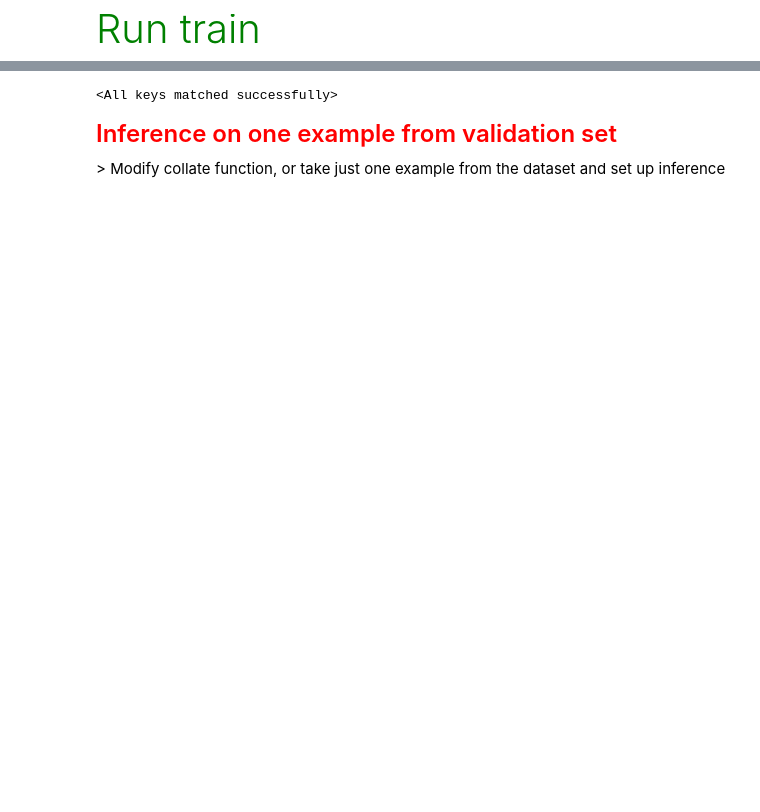
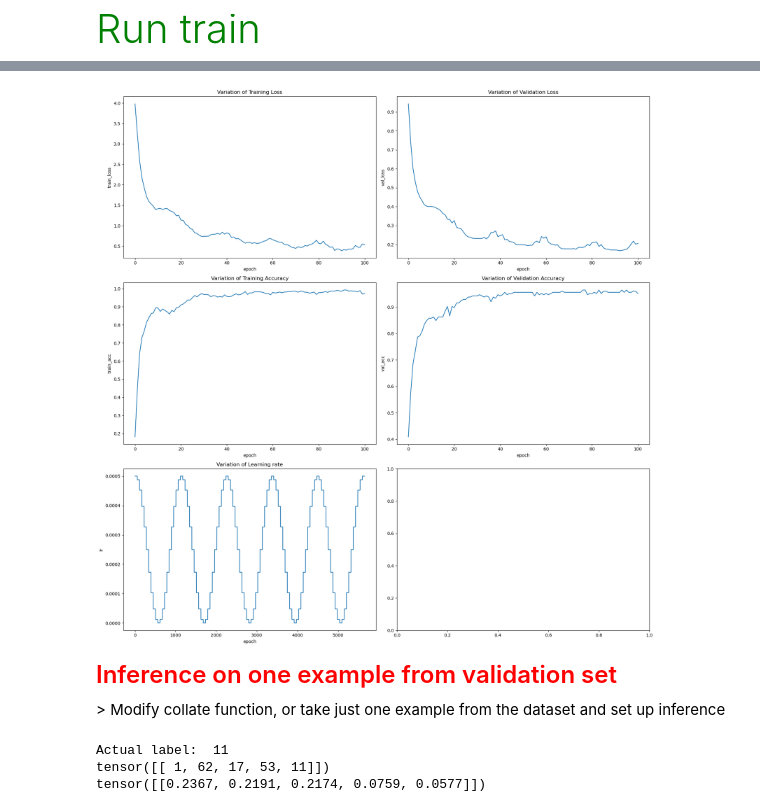
Before and after one commit to prabhanjan-jadhav/isolated-sign-language-recognition, a Jupyter notebook: islr-include-asl-finetune.ipynb, the cells around one changed output, grey strips where cells are left out. Drawn from its saved outputs; the diff is of its cells as text; code cells hidden in the pictures; blank space fills up the shorter version.

Commit message:
Kaggle Notebook | ISLR|INCLUDE|ASL|Finetune | Version 4

```diff
--- a/islr-include-asl-finetune.ipynb
+++ b/islr-include-asl-finetune.ipynb
@@ -1058,7 +1248,40 @@ Epoch:11 => Val Loss: 5.2788, Val Acc: 0.0123
+# %%
+def plot_curves(hist):
+    fig, axs = plt.subplots(3, 2, figsize=(18,18))
+
+    # Generate x-axis values (epochs and steps)
+    epochs = range(1, len(hist['lr']) + 1)
+
+
+    axs[0,0].plot(hist['train_loss'])
+    axs[0,0].set_xlabel('epoch')
+    axs[0,0].set_ylabel('train_loss')
+    axs[0,0].set_title('Variation of Training Loss')
+    axs[0,1].plot(hist['val_loss'])
+    axs[0,1].set_xlabel('epoch')
+    axs[0,1].set_ylabel('val_loss')
+    axs[0,1].set_title('Variation of Validation Loss')
+    axs[1,0].plot(hist['train_acc'])
+    axs[1,0].set_xlabel('epoch')
+    axs[1,0].set_ylabel('train_acc')
+    axs[1,0].set_title('Variation of Training Accuracy')
+    axs[1,1].plot(hist['val_acc'])
+    axs[1,1].set_xlabel('epoch')
+    axs[1,1].set_ylabel('val_acc')
+    axs[1,1].set_title('Variation of Validation Accuracy')
+    axs[2,0].plot(hist['lr'])
+    axs[2,0].set_xlabel('epoch')
+    axs[2,0].set_ylabel('lr')
+    axs[2,0].set_title('Variation of Learning rate')
+
+    plt.tight_layout()
+    plt.show()
+# %%
+plot_curves(hist)
+# %% [output]
+[figure, added]
 # %%
-net_plus.load_state_dict(torch.load('/kaggle/working/00000014.model.pth', map_location= torch.device('cuda'))['state_dict'])
+# net_plus.load_state_dict(torch.load('/kaggle/working/00000020.model.pth', map_location= torch.device('cuda'))['state_dict'])
-# %% [output]
-<All keys matched successfully>
 # %% [markdown]
 <p style="color:red; font-weight:600; font-size:24px;">Inference on one example from validation set</p>
 <p style="padding-left:60px">> Modify collate function, or take just one example from the dataset and set up inference</p>
@@ -1090,11 +1310,13 @@ def ft_run_inference_on_random_example():
         pin_memory  = False,
         collate_fn = null_collate,
     )
-
+    net.eval()
     for t, batch in enumerate(valid_loader):
         net_plus.output_type = ['inference']
         with torch.no_grad():
             with torch.cuda.amp.autocast(enabled = True):
+                batch['xyz'] = [xyz.cuda() for xyz in batch['xyz']]
+                batch['label'] = batch['label'].cuda()
                 output = net_plus(batch)
                 top_values, top_indices = torch.topk(output['sign'].detach().cpu(), k=5)
                 print(top_indices)
@@ -1102,3 +1324,7 @@ def ft_run_inference_on_random_example():
 
 if __name__=="__main__":
     ft_run_inference_on_random_example()
+# %% [output]
+Actual label:  11
+tensor([[ 1, 62, 17, 53, 11]])
+tensor([[0.2367, 0.2191, 0.2174, 0.0759, 0.0577]])
```
Also changed, not shown: parts of 31 cells of this notebook.
